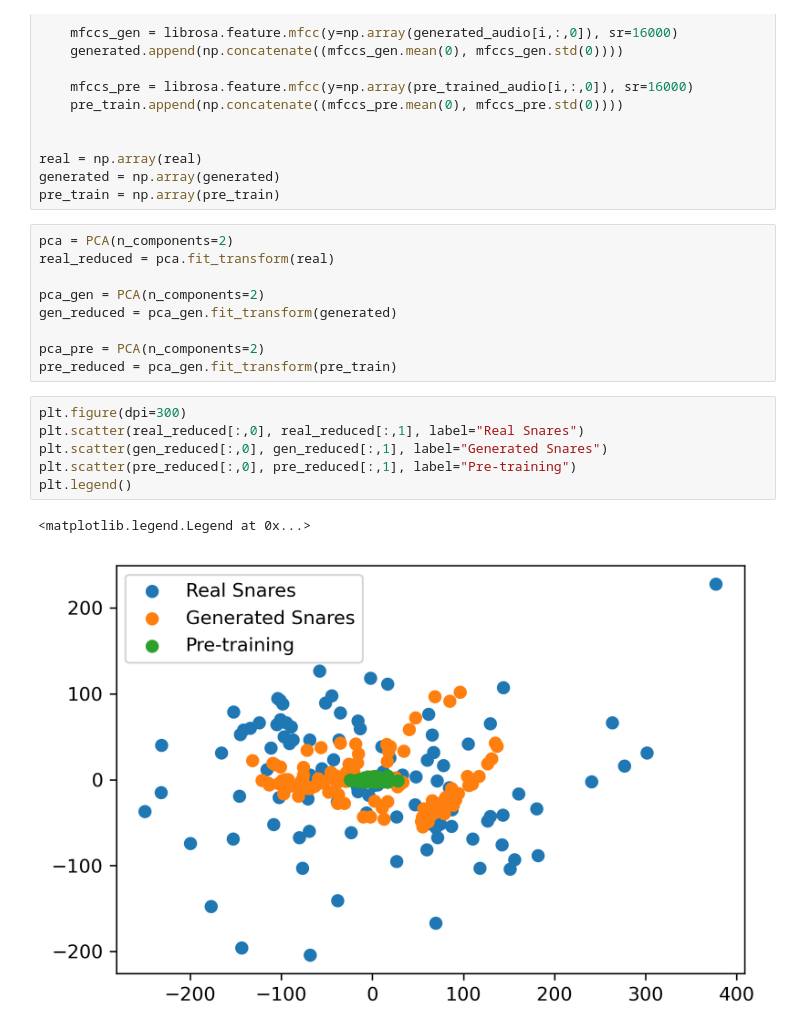
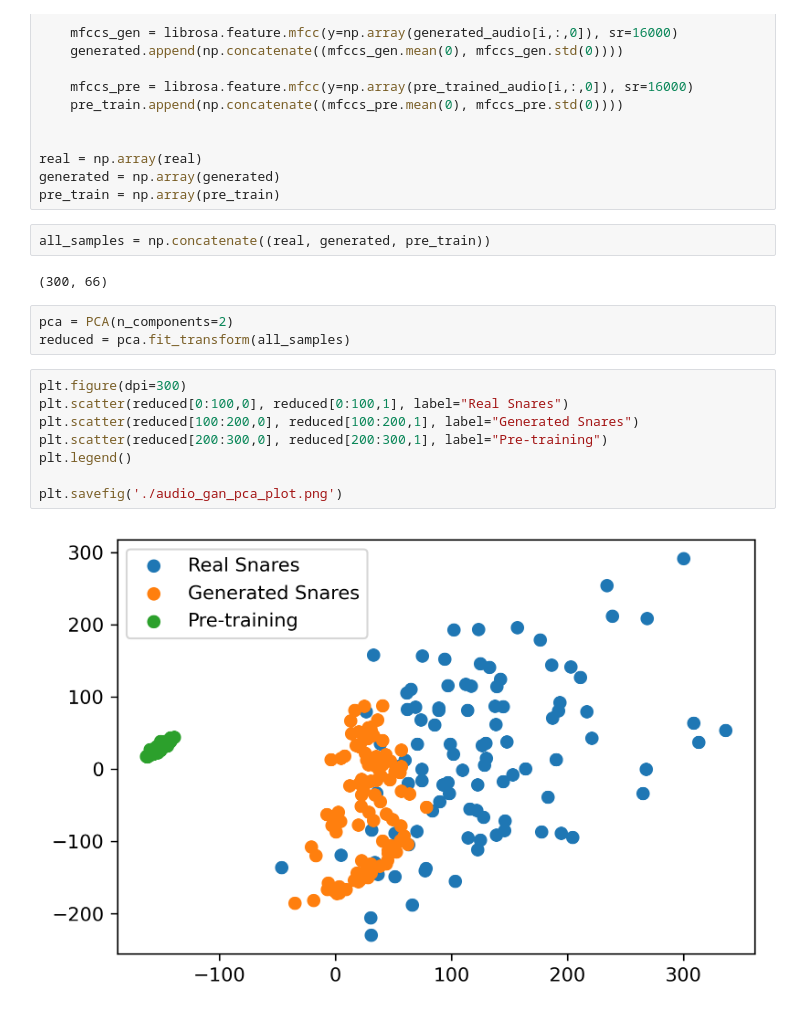
Before and after one commit to jorshi/audio_gan, a Jupyter notebook: experiments/jordie/Scatter Plot of Snare Drums.ipynb, the cells around one changed output. Cells and saved outputs as stored; diff of their text form.

Commit message:
Updated PCA plotting

```diff
--- a/experiments/jordie/Scatter Plot of Snare Drums.ipynb
+++ b/experiments/jordie/Scatter Plot of Snare Drums.ipynb
@@ -45,21 +45,20 @@ for i in range(NUM_POINTS):
 real = np.array(real)
 generated = np.array(generated)
 pre_train = np.array(pre_train)
-# %%
-pca = PCA(n_components=2)
-real_reduced = pca.fit_transform(real)
-
-pca_gen = PCA(n_components=2)
-gen_reduced = pca_gen.fit_transform(generated)
-
-pca_pre = PCA(n_components=2)
-pre_reduced = pca_gen.fit_transform(pre_train)
+# %%
+all_samples = np.concatenate((real, generated, pre_train))
+# %% [output]
+(300, 66)
+# %%
+pca = PCA(n_components=2)
+reduced = pca.fit_transform(all_samples)
 # %%
 plt.figure(dpi=300)
-plt.scatter(real_reduced[:,0], real_reduced[:,1], label="Real Snares")
-plt.scatter(gen_reduced[:,0], gen_reduced[:,1], label="Generated Snares")
-plt.scatter(pre_reduced[:,0], pre_reduced[:,1], label="Pre-training")
+plt.scatter(reduced[0:100,0], reduced[0:100,1], label="Real Snares")
+plt.scatter(reduced[100:200,0], reduced[100:200,1], label="Generated Snares")
+plt.scatter(reduced[200:300,0], reduced[200:300,1], label="Pre-training")
 plt.legend()
+
+plt.savefig('./audio_gan_pca_plot.png')
 # %% [output]
-<matplotlib.legend.Legend at 0x...>
-[figure, old version]
+[figure, new version]
```
Also changed, not shown: 1 other file.
